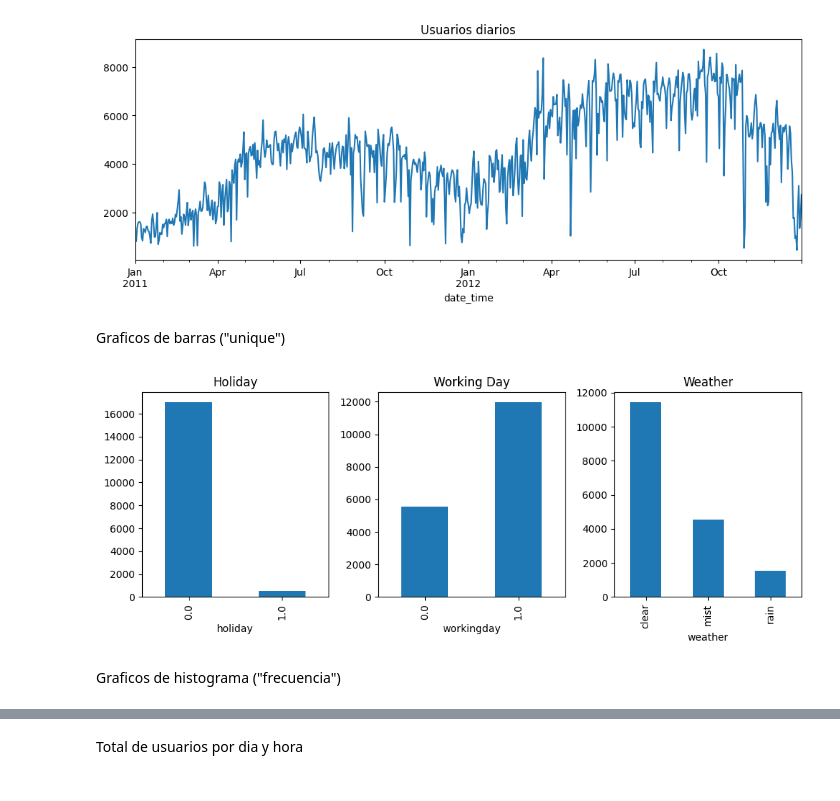
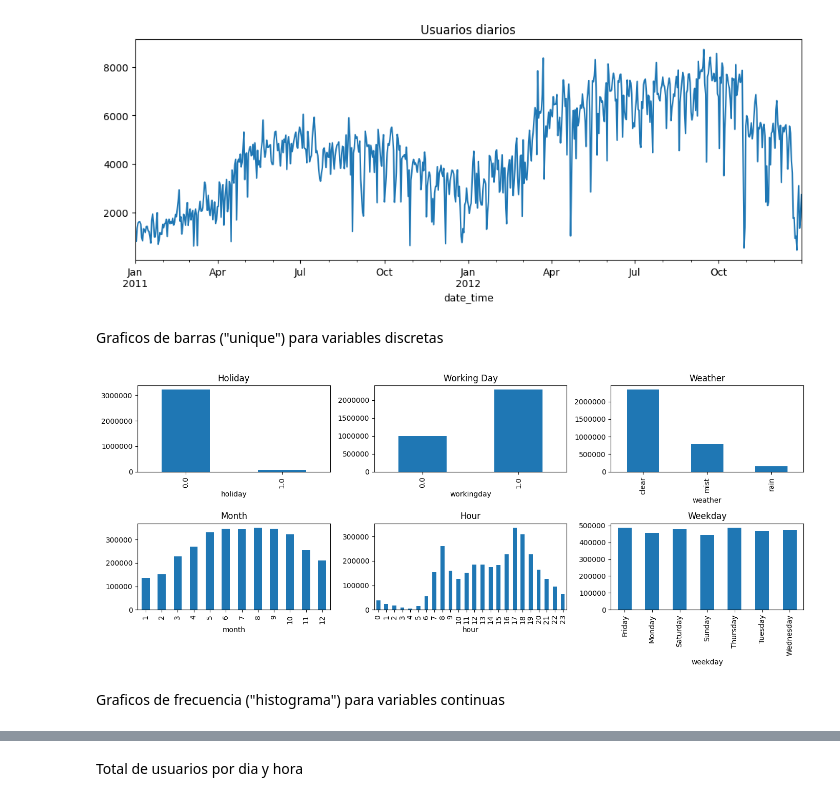
Before and after one commit to jheinsonand/Prediccion_uso_bicicletas, a Jupyter notebook: notebooks/01_eda_preprocess.ipynb, the cells around one changed output, grey strips where cells are left out. Saved outputs shown, nothing was run; the diff lists cells and outputs as text; code cells hidden in the pictures.

```diff
--- a/notebooks/01_eda_preprocess.ipynb
+++ b/notebooks/01_eda_preprocess.ipynb
@@ -103,30 +109,27 @@ plt.show()
 # %% [output]
 [figure]
 # %% [markdown]
-Graficos de barras ("unique")
+Graficos de barras ("unique") para variables discretas
-# %%
-fig, axes = plt.subplots(1, 3, figsize=(10, 4))
-axes = axes.flatten()
-
-plots = [
-    lambda ax: df["holiday"].value_counts().sort_index().plot(kind="bar", ax=ax, title="Holiday"),
-    lambda ax: df["workingday"].value_counts().sort_index().plot(kind="bar", ax=ax, title="Working Day"),
-    lambda ax: df["weather"].value_counts().sort_index().plot(kind="bar", ax=ax, title="Weather"),
-    # lambda ax: df["month"].value_counts().sort_index().plot(kind="bar", ax=ax, title="Month"),
-    # lambda ax: df["hour"].value_counts().sort_index().plot(kind="bar", ax=ax, title="Hour"),
-    # lambda ax: df["weekday"].value_counts().sort_index().plot(kind="bar", ax=ax, title="Weekday"),
-    ]
-
-for ax, plot_fn in zip(axes, plots):
-    plot_fn(ax)
-
-# Ocultar ejes vacíos
-for ax in axes[len(plots):]:
-    ax.axis("off")
-
-plt.tight_layout()
-plt.show()
-# %% [output]
-[figure, removed]
+# %%
+fig, axes = plt.subplots(2, 3, figsize=(14, 6))
+axes = axes.flatten()
+
+plots = [
+    lambda ax: df.groupby("holiday")["users"].sum().plot(kind="bar", ax=ax, title="Holiday"),
+    lambda ax: df.groupby("workingday")["users"].sum().plot(kind="bar", ax=ax, title="Working Day"),
+    lambda ax: df.groupby("weather")["users"].sum().plot(kind="bar", ax=ax, title="Weather"),
+    lambda ax: df.groupby("month")["users"].sum().plot(kind="bar", ax=ax, title="Month"),
+    lambda ax: df.groupby("hour")["users"].sum().plot(kind="bar", ax=ax, title="Hour"),
+    lambda ax: df.groupby("weekday")["users"].sum().plot(kind="bar", ax=ax, title="Weekday"),
+]
+
+for ax, plot_fn in zip(axes, plots):
+    plot_fn(ax)
+    ax.ticklabel_format(style="plain", axis="y")  # ← LÍNEA CLAVE
+
+plt.tight_layout()
+plt.show()
+# %% [output]
+[figure, added]
 # %% [markdown]
-Graficos de histograma ("frecuencia")
+Graficos de frecuencia ("histograma") para variables continuas
```
Also changed, not shown: parts of 11 cells of this notebook.
